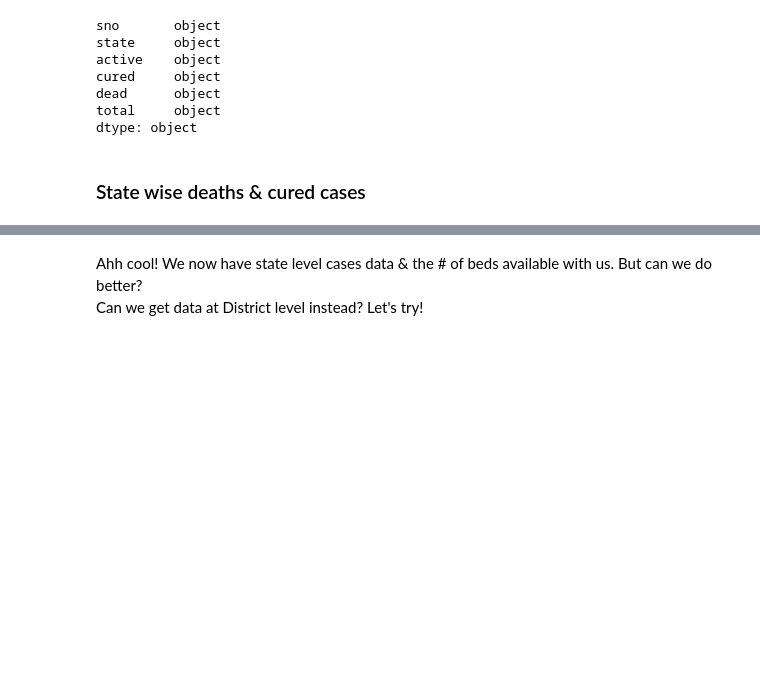
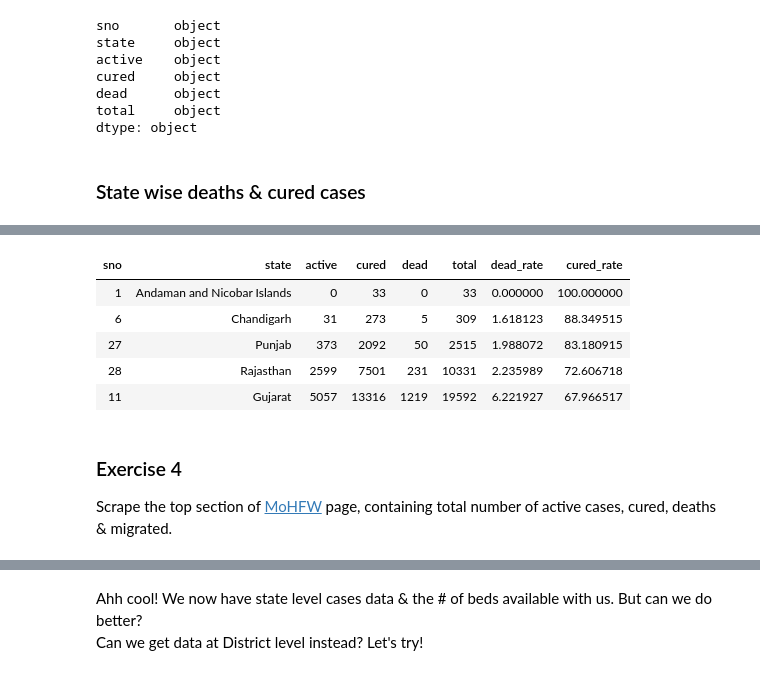
Before and after one commit to srmsoumya/dsct, a Jupyter notebook: nbs/dw/2020-06-06_dw_srm_data_collection.ipynb, the cells around one changed output, grey strips where cells are left out. Saved outputs shown, nothing was run; the diff lists cells and outputs as text; code cells hidden in the pictures; blank space fills up the shorter version.

Commit message:
Add exercise to the notebooks

```diff
--- a/nbs/dw/2020-06-06_dw_srm_data_collection.ipynb
+++ b/nbs/dw/2020-06-06_dw_srm_data_collection.ipynb
@@ -211,0 +346,22 @@ stats[['active', 'cured', 'dead', 'total']] = stats[['active', 'cured', 'dead',
+# %%
+# 2
+
+stats['cured_rate'] = (stats['cured'] / stats['total'] * 100)
+(stats
+    .sort_values(by='cured_rate', ascending=False)
+    .head(5)
+    .style
+    .hide_index()
+    .background_gradient(cmap='YlGn', subset='cured_rate')
+)
+# %% [output]
+| sno | state | active | cured | dead | total | dead_rate | cured_rate |
+| 1 | Andaman and Nicobar Islands | 0 | 33 | 0 | 33 | 0.000000 | 100.000000 |
+| 6 | Chandigarh | 31 | 273 | 5 | 309 | 1.618123 | 88.349515 |
+| 27 | Punjab | 373 | 2092 | 50 | 2515 | 1.988072 | 83.180915 |
+| 28 | Rajasthan | 2599 | 7501 | 231 | 10331 | 2.235989 | 72.606718 |
+| 11 | Gujarat | 5057 | 13316 | 1219 | 19592 | 6.221927 | 67.966517 |
+# %% [markdown]
+### Exercise 4
+
+Scrape the top section of [MoHFW](https://www.mohfw.gov.in/) page, containing total number of active cases, cured, deaths & migrated.
```
Also changed, not shown: parts of 17 cells of this notebook.
